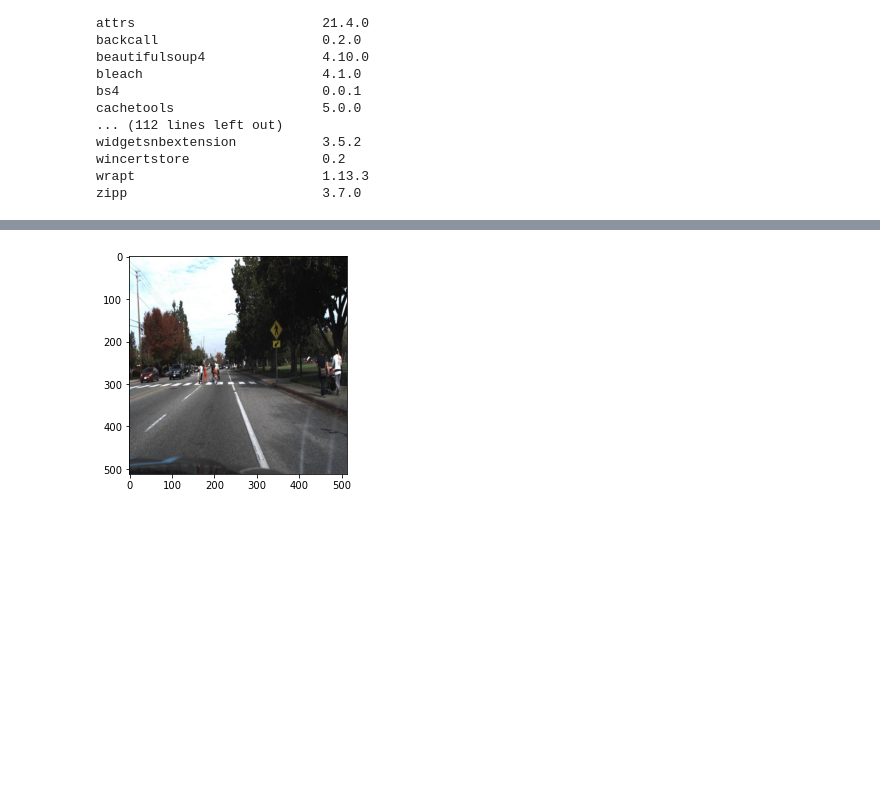
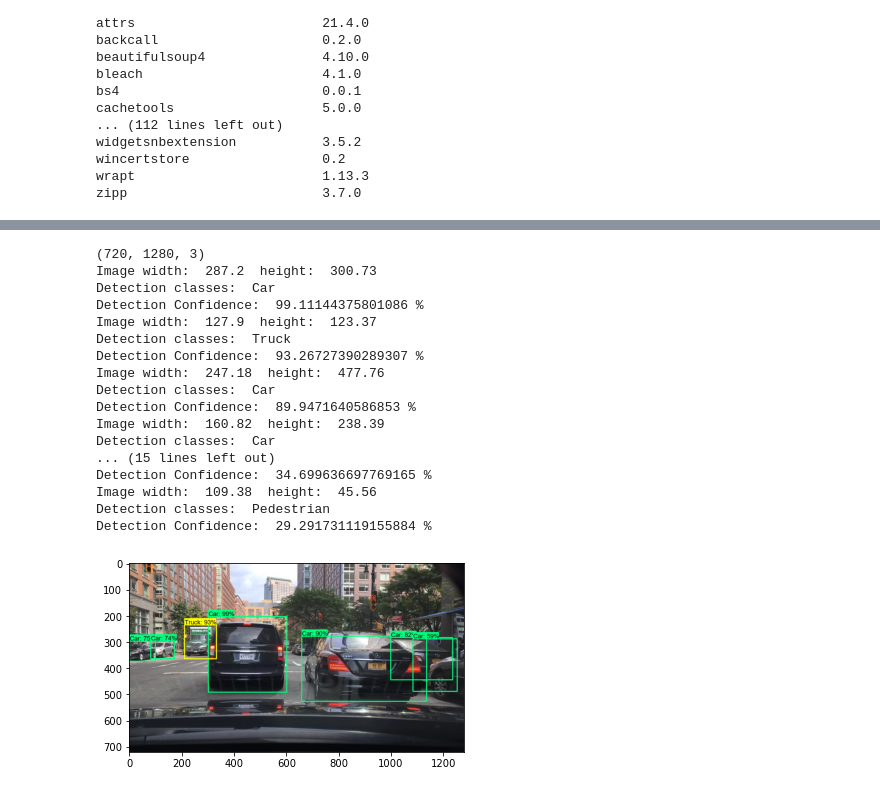
Before and after one commit to TegSingh/Object-Detection-Tensorflow, a Jupyter notebook: model_training.ipynb, the cells around one changed output, grey strips where cells are left out. Saved outputs shown, nothing was run; the diff lists cells and outputs as text; code cells hidden in the pictures; blank space fills up the shorter version.

Commit message:
Added width estimations and calculated size in px

```diff
--- a/model_training.ipynb
+++ b/model_training.ipynb
@@ -481,36 +297,81 @@ IMAGE_PATH = os.path.join(paths['IMAGE_PATH'], 'Image1.jpg')
 # %%
 img = cv2.imread(IMAGE_PATH)
 image_np = np.array(img)
+print(img.shape)
 
 input_tensor = tf.convert_to_tensor(np.expand_dims(image_np, 0), dtype=tf.float32)
 detections = detect_fn(input_tensor)
 
 num_detections = int(detections.pop('num_detections'))
 detections = {key: value[0, :num_detections].numpy()
               for key, value in detections.items()}
 detections['num_detections'] = num_detections
 
 # detection_classes should be ints.
 detections['detection_classes'] = detections['detection_classes'].astype(np.int64)
 
 label_id_offset = 1
 image_np_with_detections = image_np.copy()
 
+for i in range(0, 10):
+
+    # Define X and Y coordinates for boundary boxes
+    for j in range(0, 4):
+        if j == 0:
+            x1 = detections['detection_boxes'][i][j] * 720
+            # print("x1: ", x1)
+        if j == 1:
+            y1 = detections['detection_boxes'][i][j] * 1280
+            # print("y1: ", y1)
+        if j == 2:
+            x2 = detections['detection_boxes'][i][j] * 720
+            # print("x2: ", x2)
+        if j == 3:
+            y2 = detections['detection_boxes'][i][j] * 1280
+            # print("y2: ", y2)
+
+    # Calculate and Display boundary box width and height
+    width = x2 - x1
+    height = y2 - y1
+    print("Image width: ", round(width, 2), " height: ", round(height, 2))
+
+    # Display Labels and confidence
+    print("Detection classes: ", label_classes[detections['detection_classes'][i]])
+    print("Detection Confidence: ", detections['detection_scores'][i] * 100, "%")
+
+
 viz_utils.visualize_boxes_and_labels_on_image_array(
             image_np_with_detections,
             detections['detection_boxes'],
             detections['detection_classes']+label_id_offset,
             detections['detection_scores'],
             category_index,
             use_normalized_coordinates=True,
-            max_boxes_to_draw=5,
-            min_score_thresh=.8,
+            max_boxes_to_draw=7,
+            min_score_thresh=.5,
             agnostic_mode=False)
 
 plt.imshow(cv2.cvtColor(image_np_with_detections, cv2.COLOR_BGR2RGB))
 plt.show()
 # %% [output]
+(720, 1280, 3)
+Image width:  287.2  height:  300.73
+Detection classes:  Car
+Detection Confidence:  99.11144375801086 %
+Image width:  127.9  height:  123.37
+Detection classes:  Truck
+Detection Confidence:  93.26727390289307 %
+Image width:  247.18  height:  477.76
+Detection classes:  Car
+Detection Confidence:  89.9471640586853 %
+Image width:  160.82  height:  238.39
+Detection classes:  Car
+... (15 lines left out)
+Detection Confidence:  34.699636697769165 %
+Image width:  109.38  height:  45.56
+Detection classes:  Pedestrian
+Detection Confidence:  29.291731119155884 %
-[figure, old version]
+[figure, new version]
 # %%
 # Object detection in video
 cap = cv2.VideoCapture('video1.mp4')
```
Also changed, not shown: parts of 17 cells of this notebook, 3 other files.
